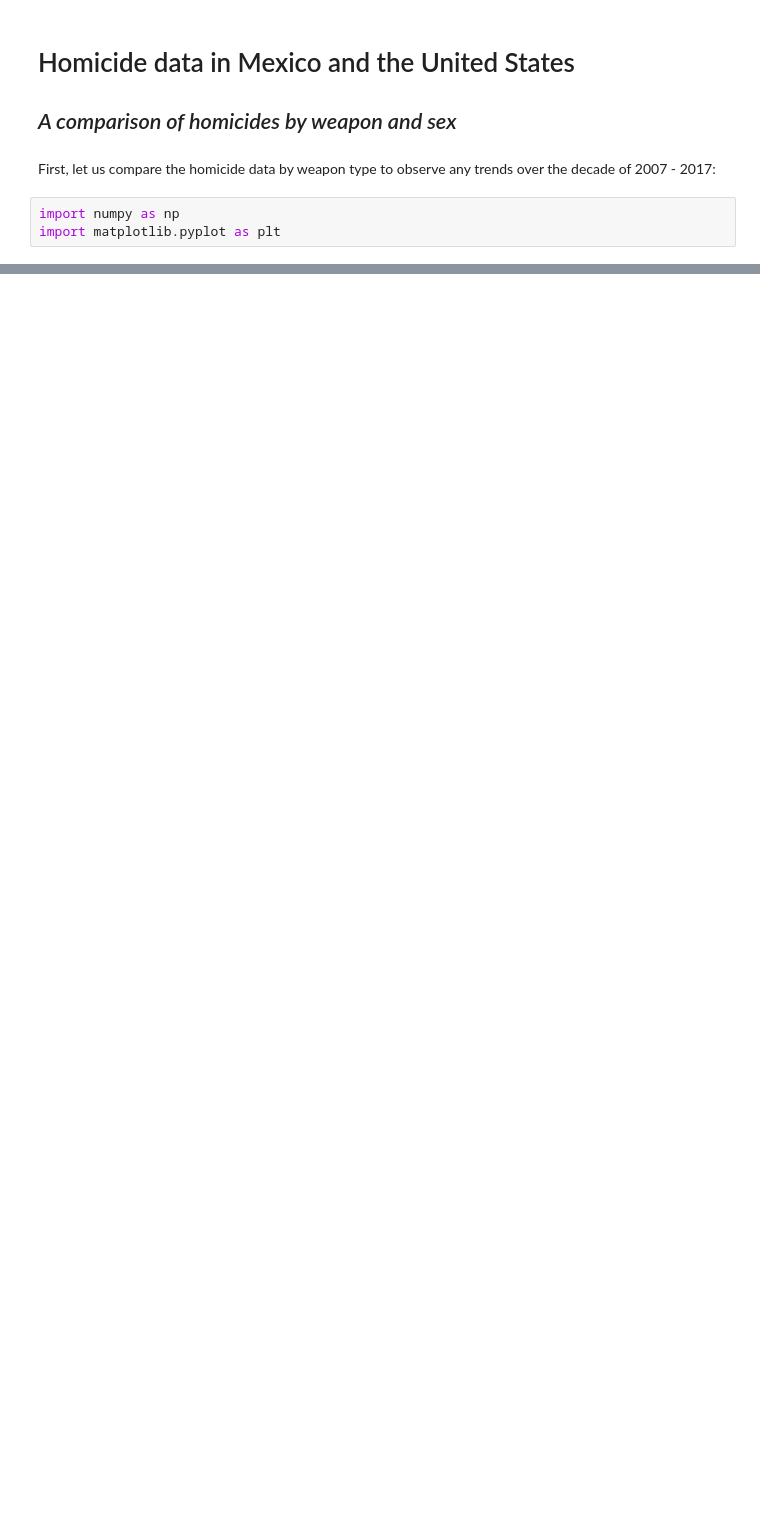
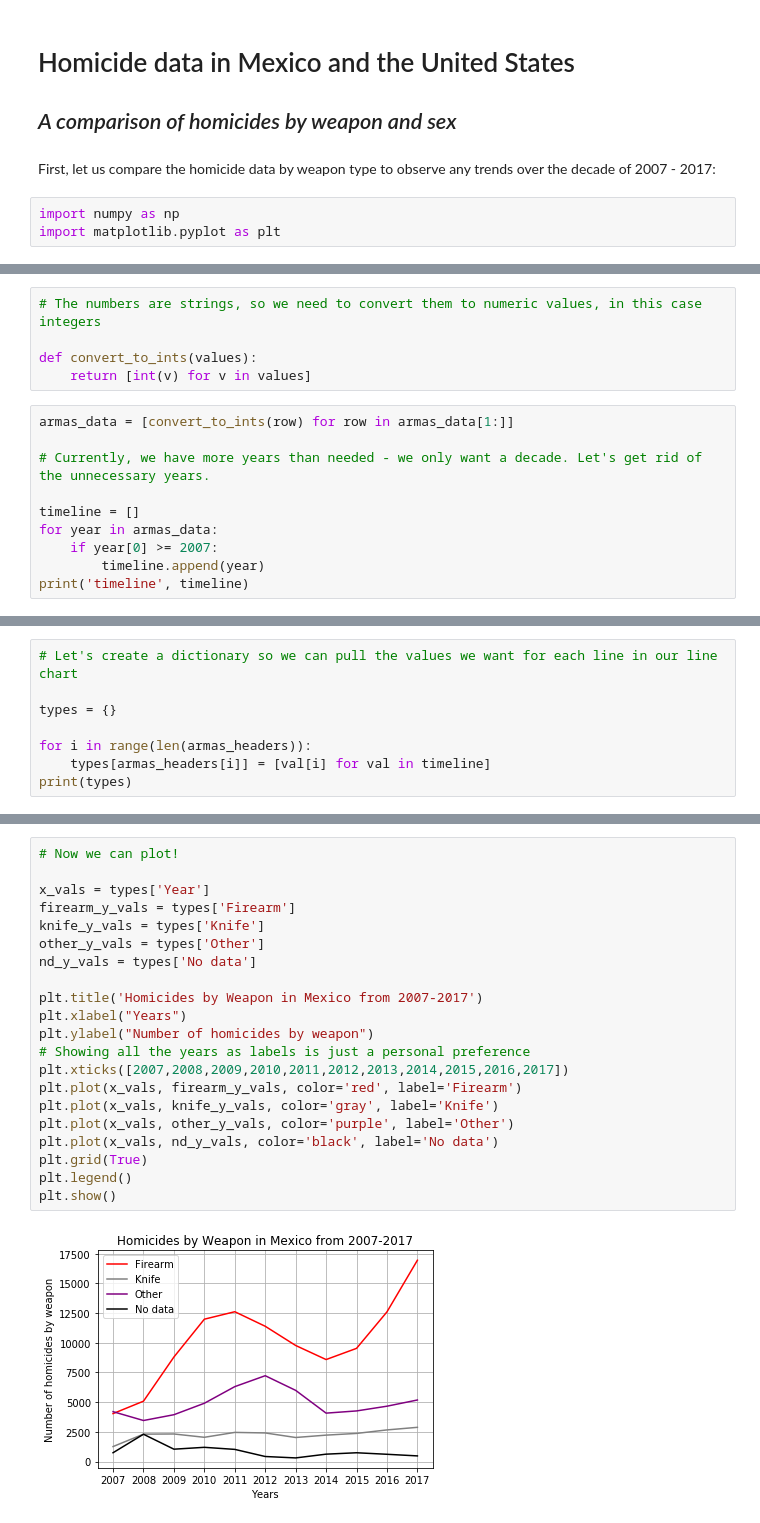
Before and after one commit to ecolladay/data-science, a Jupyter notebook: data-science-project.ipynb, the cells around one changed output, grey strips where cells are left out. Saved outputs shown, nothing was run; the diff lists cells and outputs as text; blank space fills up the shorter version.

```diff
--- a/data-science-project.ipynb
+++ b/data-science-project.ipynb
@@ -46,0 +22,15 @@ with open('homicidios_armas_timeline.csv') as armas:
+# %%
+# The numbers are strings, so we need to convert them to numeric values, in this case integers
+
+def convert_to_ints(values):
+    return [int(v) for v in values]
+# %%
+armas_data = [convert_to_ints(row) for row in armas_data[1:]]
+
+# Currently, we have more years than needed - we only want a decade. Let's get rid of the unnecessary years.
+
+timeline = []
+for year in armas_data:
+    if year[0] >= 2007:
+        timeline.append(year)
+print('timeline', timeline)
@@ -46,0 +39,8 @@ with open('homicidios_armas_timeline.csv') as armas:
+# %%
+# Let's create a dictionary so we can pull the values we want for each line in our line chart
+
+types = {}
+
+for i in range(len(armas_headers)):
+    types[armas_headers[i]] = [val[i] for val in timeline]
+print(types)
@@ -46,0 +49,23 @@ with open('homicidios_armas_timeline.csv') as armas:
+# %%
+# Now we can plot!
+
+x_vals = types['Year']
+firearm_y_vals = types['Firearm']
+knife_y_vals = types['Knife']
+other_y_vals = types['Other']
+nd_y_vals = types['No data']
+
+plt.title('Homicides by Weapon in Mexico from 2007-2017')
+plt.xlabel("Years")
+plt.ylabel("Number of homicides by weapon")
+# Showing all the years as labels is just a personal preference
+plt.xticks([2007,2008,2009,2010,2011,2012,2013,2014,2015,2016,2017])
+plt.plot(x_vals, firearm_y_vals, color='red', label='Firearm')
+plt.plot(x_vals, knife_y_vals, color='gray', label='Knife')
+plt.plot(x_vals, other_y_vals, color='purple', label='Other')
+plt.plot(x_vals, nd_y_vals, color='black', label='No data')
+plt.grid(True)
+plt.legend()
+plt.show()
+# %% [output]
+[figure, added]
```
Also changed, not shown: parts of 4 cells of this notebook.
